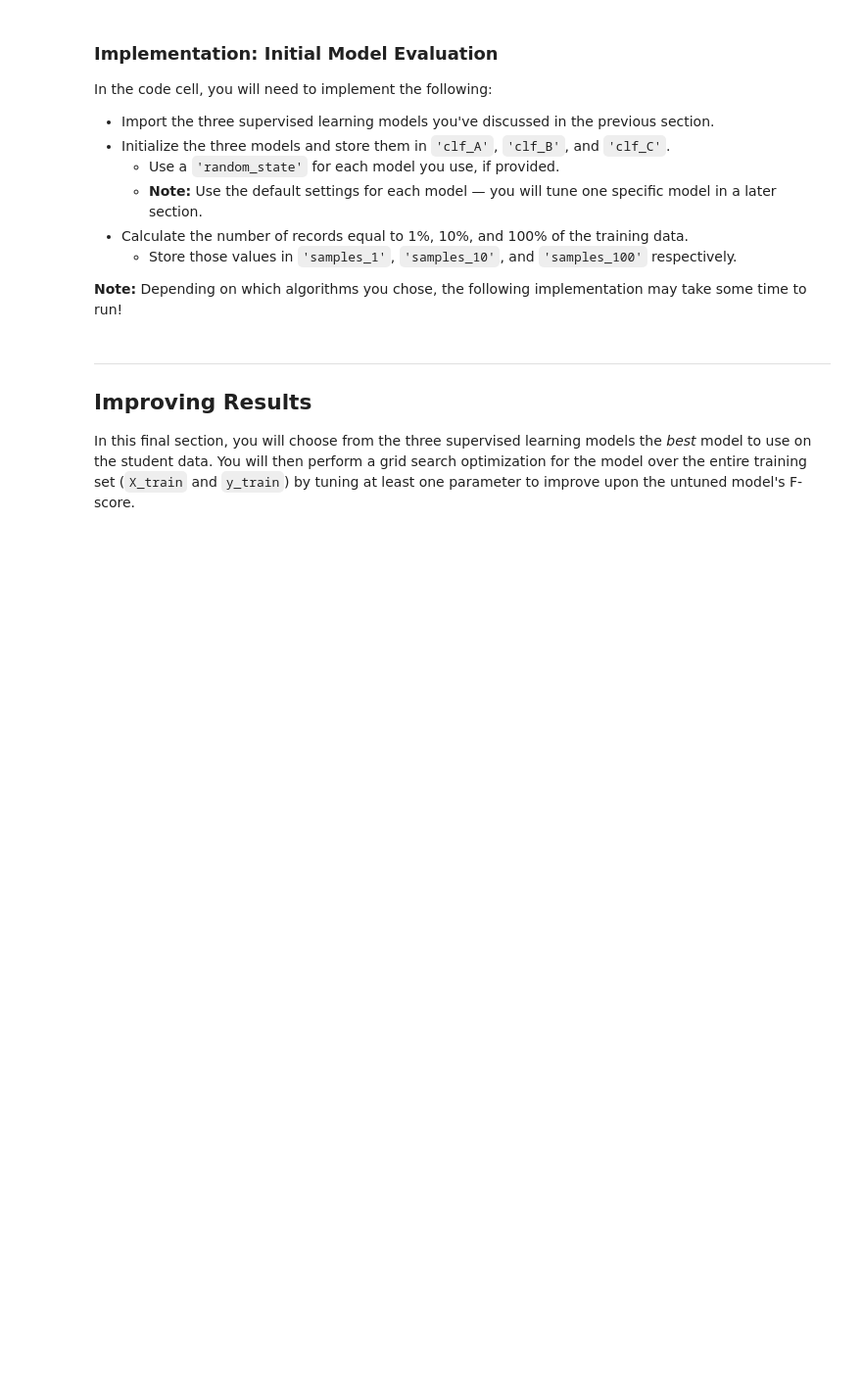
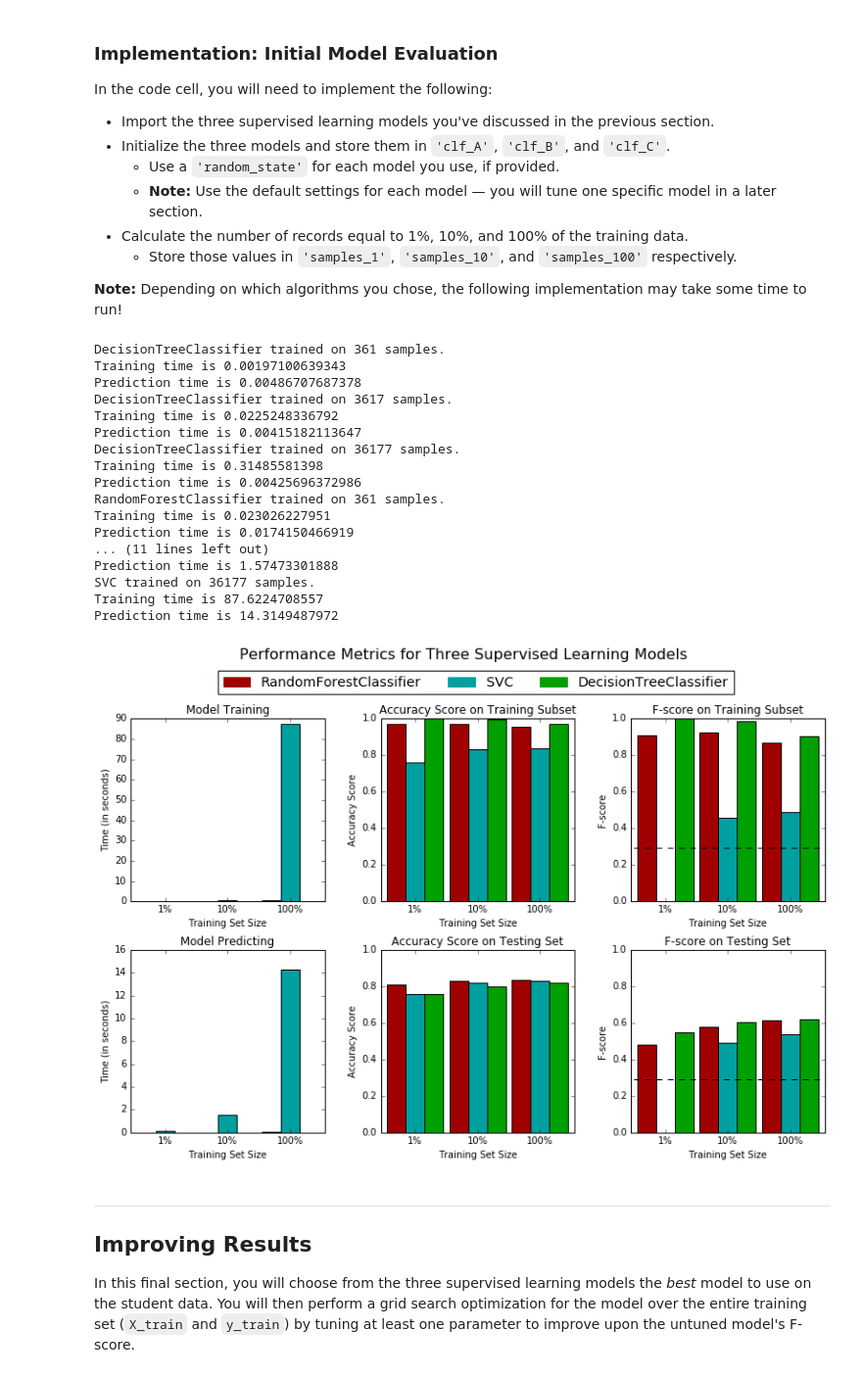
Before and after one commit to MuhammadVT/machine_learning_projects, a Jupyter notebook: projects/finding_donors/finding_donors.ipynb, the cells around one changed output. Shown at 98% size. Cells and saved outputs as stored; diff of their text form; code cells hidden in the pictures; blank space fills up the shorter version.

Commit message:
initial model evaluation

```diff
--- a/projects/finding_donors/finding_donors.ipynb
+++ b/projects/finding_donors/finding_donors.ipynb
@@ -299,7 +299,7 @@ In the code block below, you will need to implement the following:
    - Make sure that you set the `beta` parameter!
 # %%
 # TODO: Import two metrics from sklearn - fbeta_score and accuracy_score
-from sklearn import fbeta_score, accuracy_score
+from sklearn.metrics import fbeta_score, accuracy_score
 def train_predict(learner, sample_size, X_train, y_train, X_test, y_test):
     '''
     inputs:
@@ -324,8 +324,8 @@ def train_predict(learner, sample_size, X_train, y_train, X_test, y_test):
     # TODO: Get the predictions on the test set,
     #       then get predictions on the first 300 training samples
     start = time() # Get start time
-    predictions_test = learner.predict(X_test, y_test)
-    predictions_train = learner.predict(X_train[:300], y_train[:300])
+    predictions_test = learner.predict(X_test)
+    predictions_train = learner.predict(X_train[:300])
     end = time() # Get end time
 
     # TODO: Calculate the total prediction time
@@ -338,14 +338,18 @@ def train_predict(learner, sample_size, X_train, y_train, X_test, y_test):
     results['acc_test'] = accuracy_score(predictions_test, y_test)
 
     # TODO: Compute F-score on the the first 300 training samples
-    results['f_train'] = fbeta_score(prediction_train, y_train[:300])
+    results['f_train'] = fbeta_score(predictions_train, y_train[:300], 0.5)
 
     # TODO: Compute F-score on the test set
-    results['f_test'] = fbeta_score(prediction_test, y_test])
+    results['f_test'] = fbeta_score(predictions_test, y_test, 0.5)
 
     # Success
     print "{} trained on {} samples.".format(learner.__class__.__name__, sample_size)
 
+    # Print the training and testing time
+    #print "Training time is " + str(results['train_time'])
+    #print "Prediction time is " + str(results['pred_time'])
+
     # Return the results
     return results
 # %% [markdown]
@@ -362,35 +366,64 @@ In the code cell, you will need to implement the following:
 # %%
 # TODO: Import the three supervised learning models from sklearn
 from sklearn.tree import DecisionTreeClassifier
+from sklearn.ensemble import RandomForestClassifier
 from sklearn.ensemble import AdaBoostClassifier
+from sklearn.linear_model import LogisticRegression
+from sklearn.svm import SVC
 # TODO: Initialize the three models
 clf_A = DecisionTreeClassifier(criterion='gini', splitter='best', max_depth=None,
                                     min_samples_split=2, min_samples_leaf=1, min_weight_fraction_leaf=0.0,
                                     max_features=None, random_state=111, max_leaf_nodes=None,
                                     min_impurity_split=1e-07, class_weight=None, presort=False)
-clf_B = AdaBoostClassifier(base_estimator=None, n_estimators=50, learning_rate=1.0,
-                                            algorithm='SAMME.R', random_state=111)
-clf_C = sklearn.linear_model.LogisticRegression(penalty='l2', dual=False, tol=0.0001, C=1.0,
-                                                fit_intercept=True, intercept_scaling=1, class_weight=None,
-                                                random_state=111, solver='liblinear', max_iter=100,
-                                                multi_class='ovr', verbose=0, warm_start=False, n_jobs=1)
+#clf_B = AdaBoostClassifier(base_estimator=None, n_estimators=50, learning_rate=1.0,
+#                                            algorithm='SAMME.R', random_state=111)
+clf_B = RandomForestClassifier(n_estimators=10, criterion='gini', max_depth=None, min_samples_split=2, min_samples_leaf=1,
+                              min_weight_fraction_leaf=0.0, max_features='auto', max_leaf_nodes=None,
+                              min_impurity_split=1e-07, bootstrap=True, oob_score=False, n_jobs=1,
+                              random_state=111, verbose=0, warm_start=False, class_weight=None)
+#clf_C = LogisticRegression(penalty='l2', dual=False, tol=0.0001, C=1.0,
+#                                                fit_intercept=True, intercept_scaling=1, class_weight=None,
+#                                                random_state=111, solver='liblinear', max_iter=100,
+#                                                multi_class='ovr', verbose=0, warm_start=False, n_jobs=1)
+clf_C = SVC(C=1.0, kernel='rbf', degree=3, gamma='auto', coef0=0.0, shrinking=True, probability=False, tol=0.001,
+            cache_size=200, class_weight=None, verbose=False, max_iter=-1, decision_function_shape=None,
+            random_state=111)
 
 # TODO: Calculate the number of samples for 1%, 10%, and 100% of the training data
 samples_1 = int(0.01 * len(X_train))
 samples_10 = int(0.1 * len(X_train))
 samples_100 = len(X_train)
 
 # Collect results on the learners
 results = {}
 for clf in [clf_A, clf_B, clf_C]:
     clf_name = clf.__class__.__name__
     results[clf_name] = {}
     for i, samples in enumerate([samples_1, samples_10, samples_100]):
         results[clf_name][i] = \
         train_predict(clf, samples, X_train, y_train, X_test, y_test)
 
 # Run metrics visualization for the three supervised learning models chosen
 vs.evaluate(results, accuracy, fscore)
+# %% [output]
+DecisionTreeClassifier trained on 361 samples.
+Training time is 0.00197100639343
+Prediction time is 0.00486707687378
+DecisionTreeClassifier trained on 3617 samples.
+Training time is 0.0225248336792
+Prediction time is 0.00415182113647
+DecisionTreeClassifier trained on 36177 samples.
+Training time is 0.31485581398
+Prediction time is 0.00425696372986
+RandomForestClassifier trained on 361 samples.
+Training time is 0.023026227951
+Prediction time is 0.0174150466919
+... (11 lines left out)
+Prediction time is 1.57473301888
+SVC trained on 36177 samples.
+Training time is 87.6224708557
+Prediction time is 14.3149487972
+[figure, added]
 # %% [markdown]
 ----
 ## Improving Results
```
